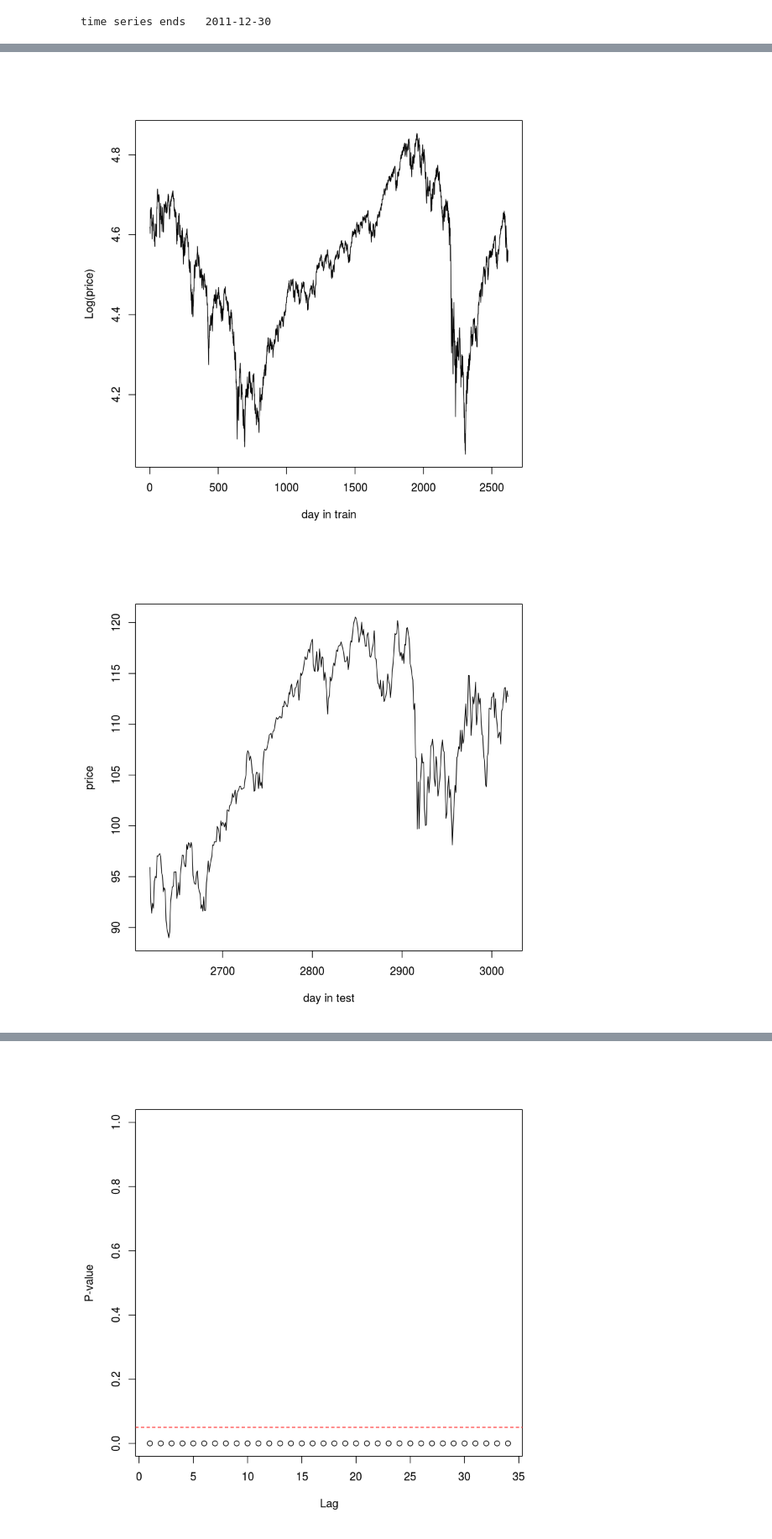
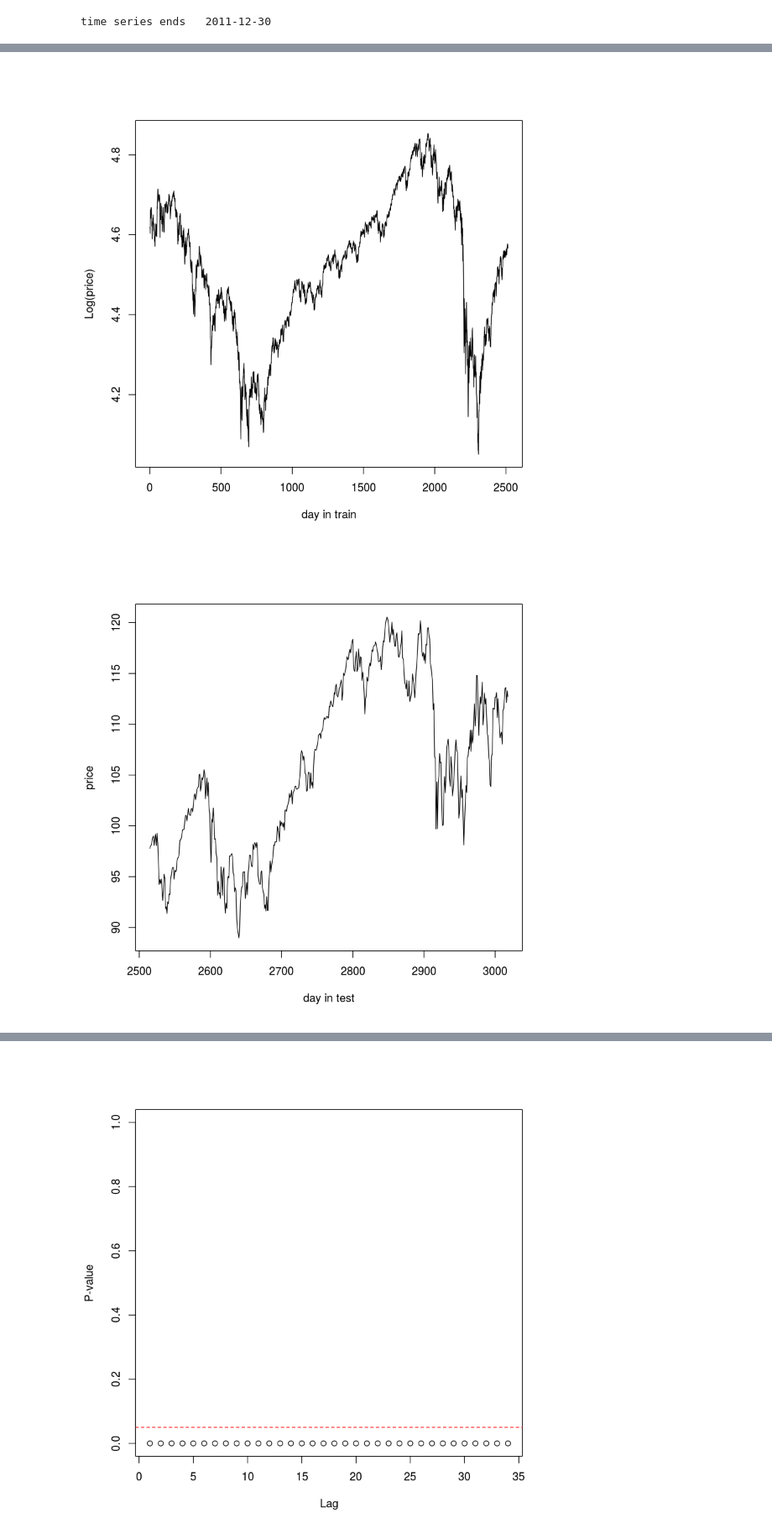
Before and after one commit to heartyguy/stat-finance-time-series-analysis, a Jupyter notebook: time_series.ipynb, the cells around one changed output, grey strips where cells are left out. Shown at 84% size. Drawn from its saved outputs; the diff is of its cells as text; code cells hidden in the pictures.

```diff
--- a/time_series.ipynb
+++ b/time_series.ipynb
@@ -17,7 +17,7 @@ retclass = c("zoo"), quiet = FALSE, drop = FALSE)
 
 #spy$train =ts(spy$train, frequency=7)
 
-test_len = 400
+test_len = 504
 
 spy = ts(coredata(spy), frequency = 1)
 spy = splitTrainTest(spy, numTrain = length(spy) - test_len)
@@ -35,2 +35,2 @@ time series ends   2011-12-30
-[figure, old version]
+[figure, new version]
-[figure, old version]
+[figure, new version]
```
Also changed, not shown: parts of 11 cells of this notebook, 2 other files.
